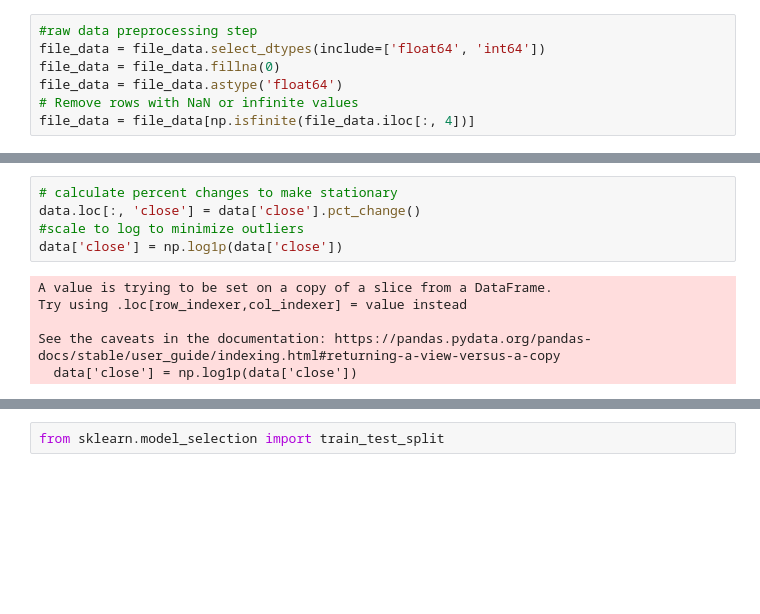
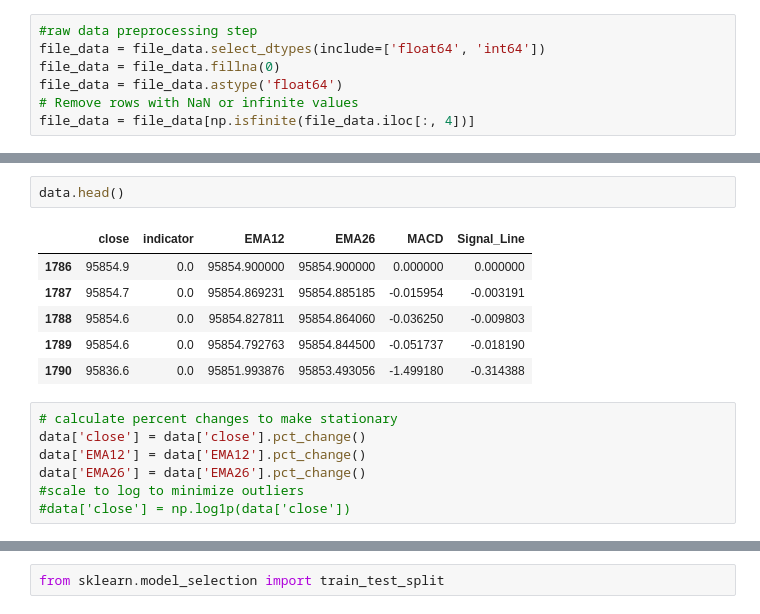
Before and after one commit to spockiash/DataAnalysis, a Jupyter notebook: Notebooks/StockDataPrep/SpecialIndicatorAnalysis.ipynb, the cells around one changed output, grey strips where cells are left out. Drawn from its saved outputs; the diff is of its cells as text; blank space fills up the shorter version.

```diff
--- a/Notebooks/StockDataPrep/SpecialIndicatorAnalysis.ipynb
+++ b/Notebooks/StockDataPrep/SpecialIndicatorAnalysis.ipynb
@@ -24,11 +46,16 @@ data.columns = ['close', 'indicator']
+# %%
+data.head()
+# %% [output]
+|  | close | indicator | EMA12 | EMA26 | MACD | Signal_Line |
+| 1786 | 95854.9 | 0.0 | 95854.900000 | 95854.900000 | 0.000000 | 0.000000 |
+| 1787 | 95854.7 | 0.0 | 95854.869231 | 95854.885185 | -0.015954 | -0.003191 |
+| 1788 | 95854.6 | 0.0 | 95854.827811 | 95854.864060 | -0.036250 | -0.009803 |
+| 1789 | 95854.6 | 0.0 | 95854.792763 | 95854.844500 | -0.051737 | -0.018190 |
+| 1790 | 95836.6 | 0.0 | 95851.993876 | 95853.493056 | -1.499180 | -0.314388 |
 # %%
 # calculate percent changes to make stationary
-data.loc[:, 'close'] = data['close'].pct_change()
+data['close'] = data['close'].pct_change()
+data['EMA12'] = data['EMA12'].pct_change()
+data['EMA26'] = data['EMA26'].pct_change()
 #scale to log to minimize outliers
-data['close'] = np.log1p(data['close'])
+#data['close'] = np.log1p(data['close'])
-# %% [output]
-A value is trying to be set on a copy of a slice from a DataFrame.
-Try using .loc[row_indexer,col_indexer] = value instead
-
-See the caveats in the documentation: https://pandas.pydata.org/pandas-docs/stable/user_guide/indexing.html#returning-a-view-versus-a-copy
-  data['close'] = np.log1p(data['close'])
```
Also changed, not shown: parts of 14 cells of this notebook, 1 other file.
